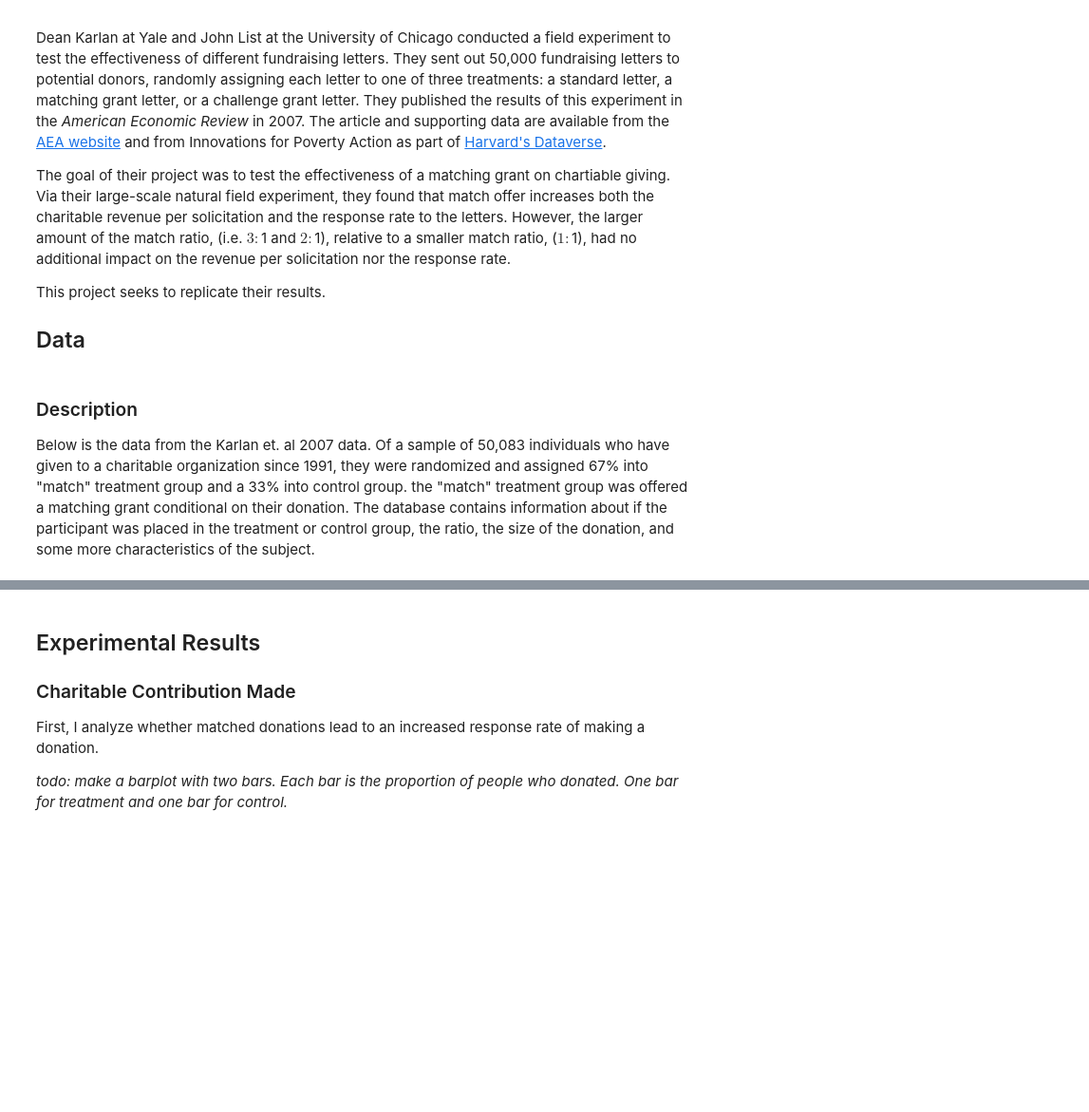
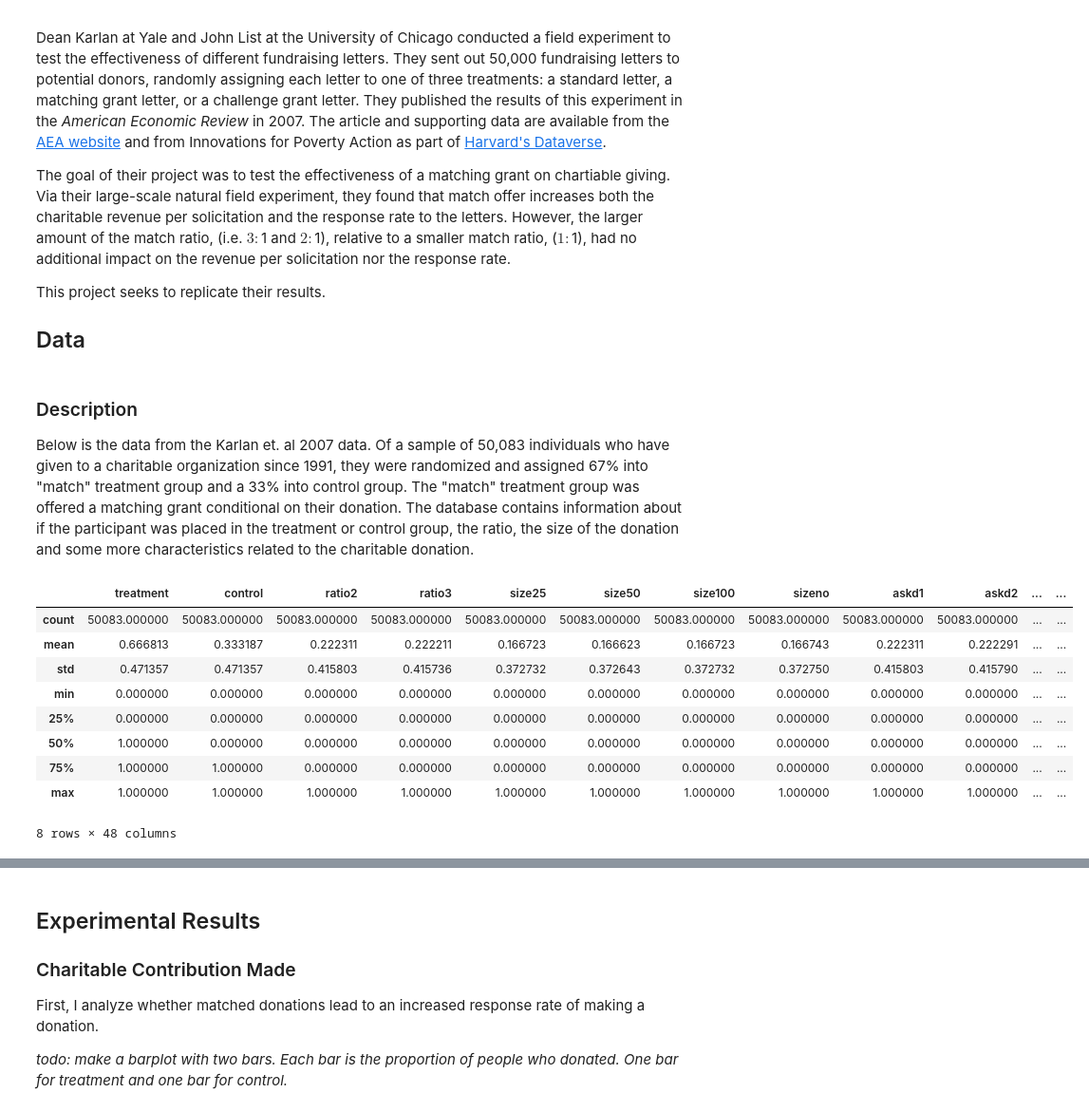
Before and after one commit to rsm-msands/rsm-msands.github.io, a Jupyter notebook: project1.ipynb, the cells around one changed output, grey strips where cells are left out. Shown at 95% size. Cells and saved outputs as stored; diff of their text form; code cells hidden in the pictures; blank space fills up the shorter version.

```diff
--- a/project1.ipynb
+++ b/project1.ipynb
@@ -24,8 +22,18 @@ karlan_df = pd.read_stata('data/karlan_list_2007.dta')
 # %% [markdown]
 ### Description
 
-Below is the data from the Karlan et. al 2007 data. Of a sample of 50,083 individuals who have given to a charitable organization since 1991, they were randomized and assigned 67% into "match" treatment group and a 33% into control group. the "match" treatment group was offered a matching grant conditional on their donation. The database contains information about if the participant was placed in the treatment or control group, the ratio, the size of the donation, and some more characteristics of the subject.
+Below is the data from the Karlan et. al 2007 data. Of a sample of 50,083 individuals who have given to a charitable organization since 1991, they were randomized and assigned 67% into "match" treatment group and a 33% into control group. The "match" treatment group was offered a matching grant conditional on their donation. The database contains information about if the participant was placed in the treatment or control group, the ratio, the size of the donation and some more characteristics related to the charitable donation.
 # %%
-karlan_df.info()
 karlan_df.describe()
+# %% [output]
+|  | treatment | control | ratio2 | ratio3 | size25 | size50 | size100 | sizeno | askd1 | askd2 | ... | ... |
+| count | 50083.000000 | 50083.000000 | 50083.000000 | 50083.000000 | 50083.000000 | 50083.000000 | 50083.000000 | 50083.000000 | 50083.000000 | 50083.000000 | ... | ... |
+| mean | 0.666813 | 0.333187 | 0.222311 | 0.222211 | 0.166723 | 0.166623 | 0.166723 | 0.166743 | 0.222311 | 0.222291 | ... | ... |
+| std | 0.471357 | 0.471357 | 0.415803 | 0.415736 | 0.372732 | 0.372643 | 0.372732 | 0.372750 | 0.415803 | 0.415790 | ... | ... |
+| min | 0.000000 | 0.000000 | 0.000000 | 0.000000 | 0.000000 | 0.000000 | 0.000000 | 0.000000 | 0.000000 | 0.000000 | ... | ... |
+| 25% | 0.000000 | 0.000000 | 0.000000 | 0.000000 | 0.000000 | 0.000000 | 0.000000 | 0.000000 | 0.000000 | 0.000000 | ... | ... |
+| 50% | 1.000000 | 0.000000 | 0.000000 | 0.000000 | 0.000000 | 0.000000 | 0.000000 | 0.000000 | 0.000000 | 0.000000 | ... | ... |
+| 75% | 1.000000 | 1.000000 | 0.000000 | 0.000000 | 0.000000 | 0.000000 | 0.000000 | 0.000000 | 0.000000 | 0.000000 | ... | ... |
+| max | 1.000000 | 1.000000 | 1.000000 | 1.000000 | 1.000000 | 1.000000 | 1.000000 | 1.000000 | 1.000000 | 1.000000 | ... | ... |
+8 rows × 48 columns
 # %% [markdown]
```
Also changed, not shown: parts of 9 cells of this notebook, 26 other files.
